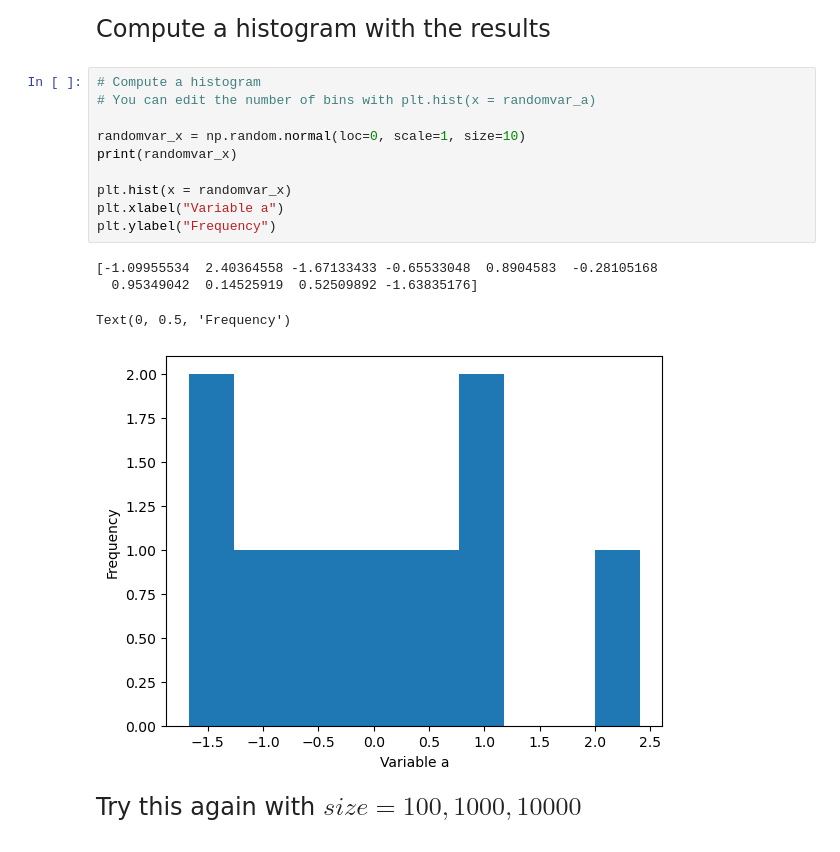
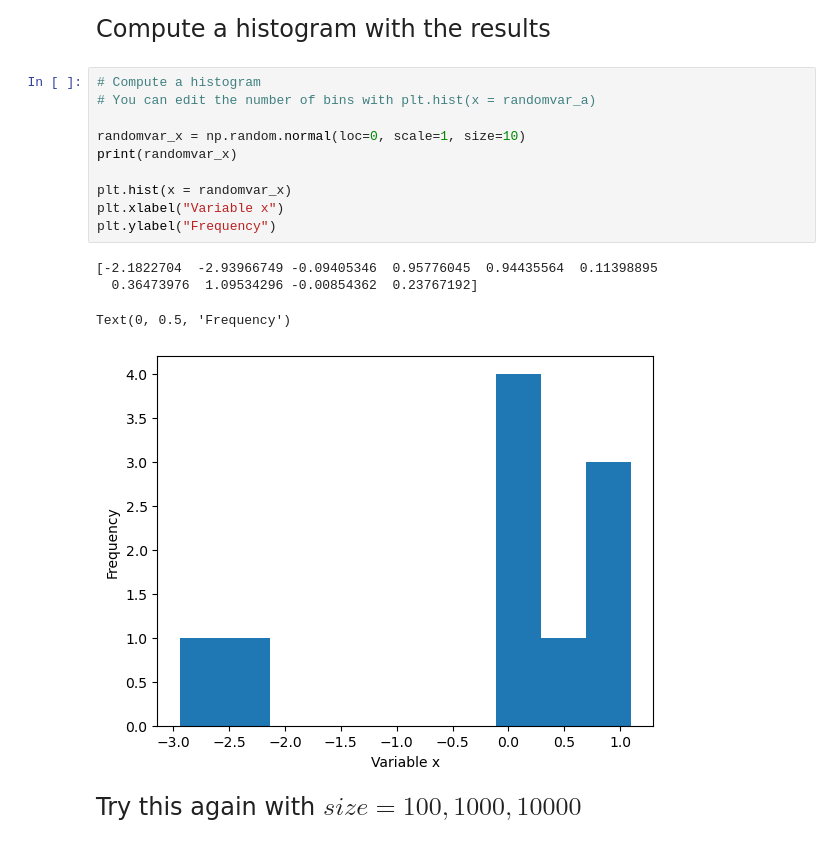
Before and after one commit to jubarringer098/qtm530fall2024, a Jupyter notebook: Lecture 01/Lecture 1c - Mathematical Operations.ipynb, the cells around one changed output. Cells and saved outputs as stored; diff of their text form.

```diff
--- a/Lecture 01/Lecture 1c - Mathematical Operations.ipynb
+++ b/Lecture 01/Lecture 1c - Mathematical Operations.ipynb
@@ -271,18 +282,18 @@ Compute a histogram with the results
 # %%
 # Compute a histogram
 # You can edit the number of bins with plt.hist(x = randomvar_a)
 
 randomvar_x = np.random.normal(loc=0, scale=1, size=10)
 print(randomvar_x)
 
 plt.hist(x = randomvar_x)
-plt.xlabel("Variable a")
+plt.xlabel("Variable x")
 plt.ylabel("Frequency")
 # %% [output]
-[-1.09955534  2.40364558 -1.67133433 -0.65533048  0.8904583  -0.28105168
-  0.95349042  0.14525919  0.52509892 -1.63835176]
+[-2.1822704  -2.93966749 -0.09405346  0.95776045  0.94435564  0.11398895
+  0.36473976  1.09534296 -0.00854362  0.23767192]
 Text(0, 0.5, 'Frequency')
-[figure, old version]
+[figure, new version]
 # %% [markdown]
 <font size = "5">
 
```
Also changed, not shown: parts of 10 cells of this notebook, 5 other files.
